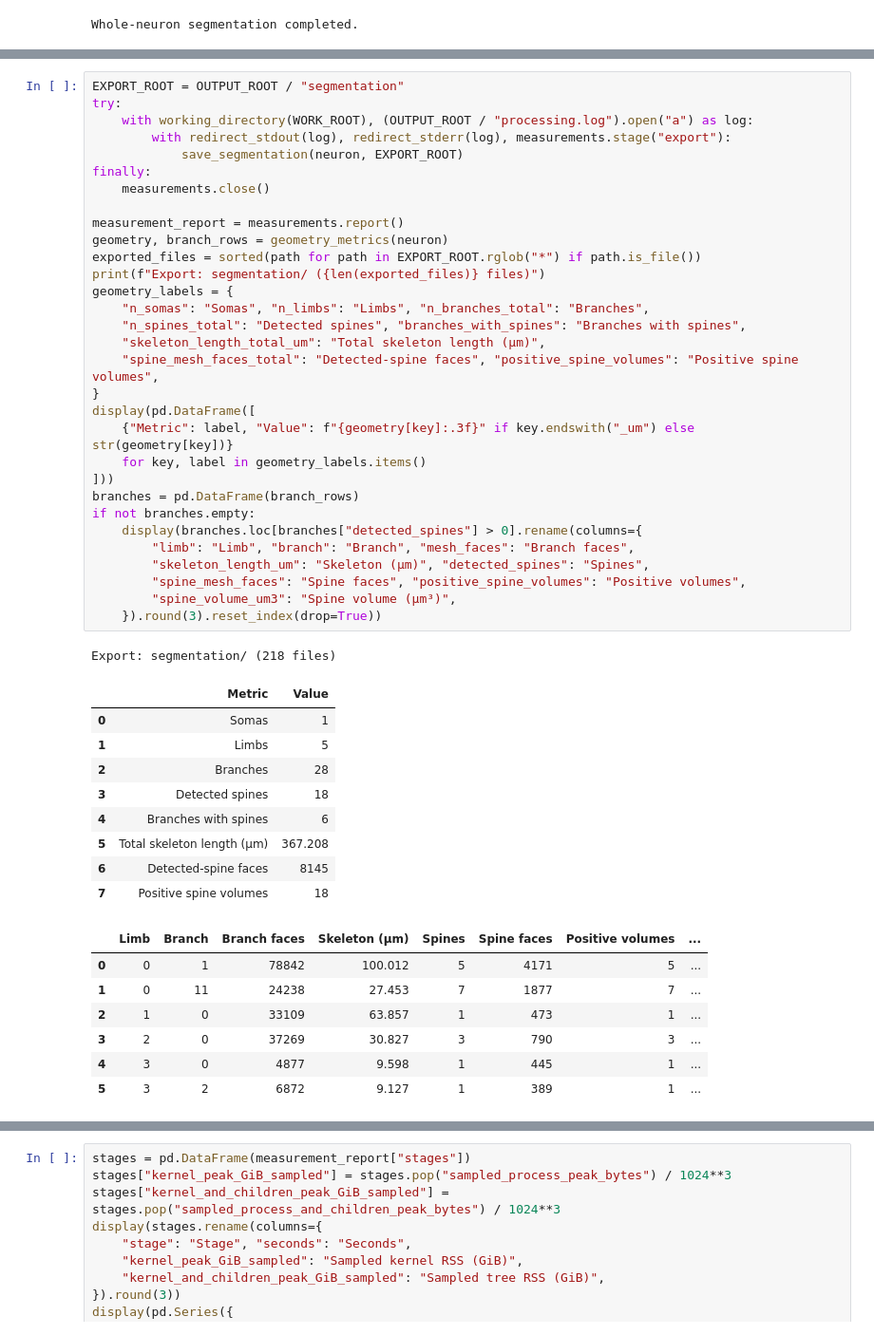
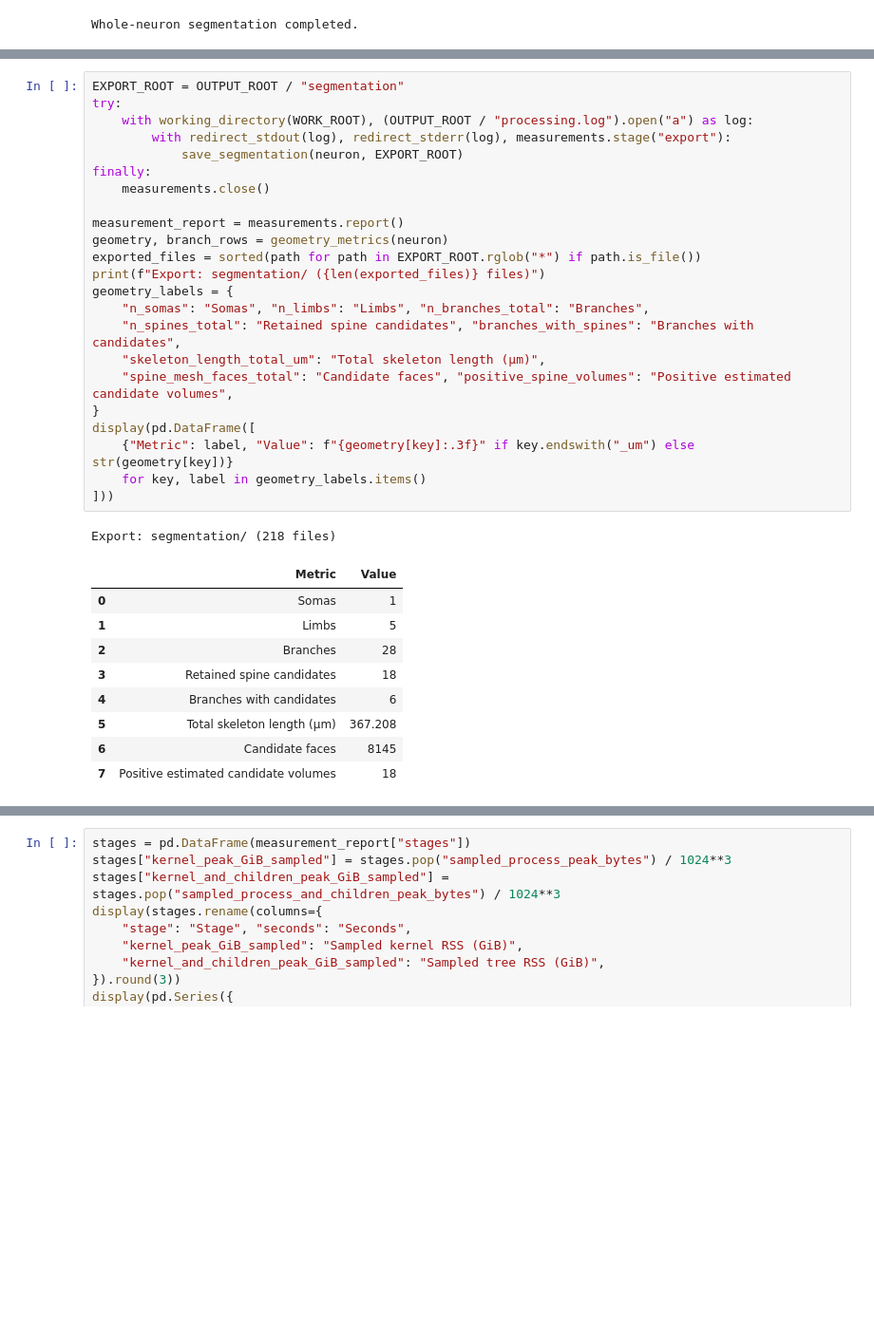
Before and after one commit to NEurosgen/NEURD, a Jupyter notebook: examples/h01_single_neuron.ipynb, the cells around one changed output, grey strips where cells are left out. Shown at 95% size. Drawn from its saved outputs; the diff is of its cells as text; blank space fills up the shorter version.

```diff
--- a/examples/h01_single_neuron.ipynb
+++ b/examples/h01_single_neuron.ipynb
@@ -236,52 +238,37 @@ library call and a fresh export directory.
 # %%
 EXPORT_ROOT = OUTPUT_ROOT / "segmentation"
 try:
     with working_directory(WORK_ROOT), (OUTPUT_ROOT / "processing.log").open("a") as log:
         with redirect_stdout(log), redirect_stderr(log), measurements.stage("export"):
             save_segmentation(neuron, EXPORT_ROOT)
 finally:
     measurements.close()
 
 measurement_report = measurements.report()
 geometry, branch_rows = geometry_metrics(neuron)
 exported_files = sorted(path for path in EXPORT_ROOT.rglob("*") if path.is_file())
 print(f"Export: segmentation/ ({len(exported_files)} files)")
 geometry_labels = {
     "n_somas": "Somas", "n_limbs": "Limbs", "n_branches_total": "Branches",
-    "n_spines_total": "Detected spines", "branches_with_spines": "Branches with spines",
+    "n_spines_total": "Retained spine candidates", "branches_with_spines": "Branches with candidates",
     "skeleton_length_total_um": "Total skeleton length (µm)",
-    "spine_mesh_faces_total": "Detected-spine faces", "positive_spine_volumes": "Positive spine volumes",
+    "spine_mesh_faces_total": "Candidate faces", "positive_spine_volumes": "Positive estimated candidate volumes",
 }
 display(pd.DataFrame([
     {"Metric": label, "Value": f"{geometry[key]:.3f}" if key.endswith("_um") else str(geometry[key])}
     for key, label in geometry_labels.items()
 ]))
-branches = pd.DataFrame(branch_rows)
-if not branches.empty:
-    display(branches.loc[branches["detected_spines"] > 0].rename(columns={
-        "limb": "Limb", "branch": "Branch", "mesh_faces": "Branch faces",
-        "skeleton_length_um": "Skeleton (µm)", "detected_spines": "Spines",
-        "spine_mesh_faces": "Spine faces", "positive_spine_volumes": "Positive volumes",
-        "spine_volume_um3": "Spine volume (µm³)",
-    }).round(3).reset_index(drop=True))
 # %% [output]
 Export: segmentation/ (218 files)
 |  | Metric | Value |
 | 0 | Somas | 1 |
 | 1 | Limbs | 5 |
 | 2 | Branches | 28 |
-| 3 | Detected spines | 18 |
-| 4 | Branches with spines | 6 |
+| 3 | Retained spine candidates | 18 |
+| 4 | Branches with candidates | 6 |
 | 5 | Total skeleton length (µm) | 367.208 |
-| 6 | Detected-spine faces | 8145 |
-| 7 | Positive spine volumes | 18 |
+| 6 | Candidate faces | 8145 |
+| 7 | Positive estimated candidate volumes | 18 |
-|  | Limb | Branch | Branch faces | Skeleton (µm) | Spines | Spine faces | Positive volumes | ... |
-| 0 | 0 | 1 | 78842 | 100.012 | 5 | 4171 | 5 | ... |
-| 1 | 0 | 11 | 24238 | 27.453 | 7 | 1877 | 7 | ... |
-| 2 | 1 | 0 | 33109 | 63.857 | 1 | 473 | 1 | ... |
-| 3 | 2 | 0 | 37269 | 30.827 | 3 | 790 | 3 | ... |
-| 4 | 3 | 0 | 4877 | 9.598 | 1 | 445 | 1 | ... |
-| 5 | 3 | 2 | 6872 | 9.127 | 1 | 389 | 1 | ... |
 # %% [markdown]
 ## 5. Time, memory and geometry preview
 
```
Also changed, not shown: parts of 12 cells of this notebook, 11 other files.
